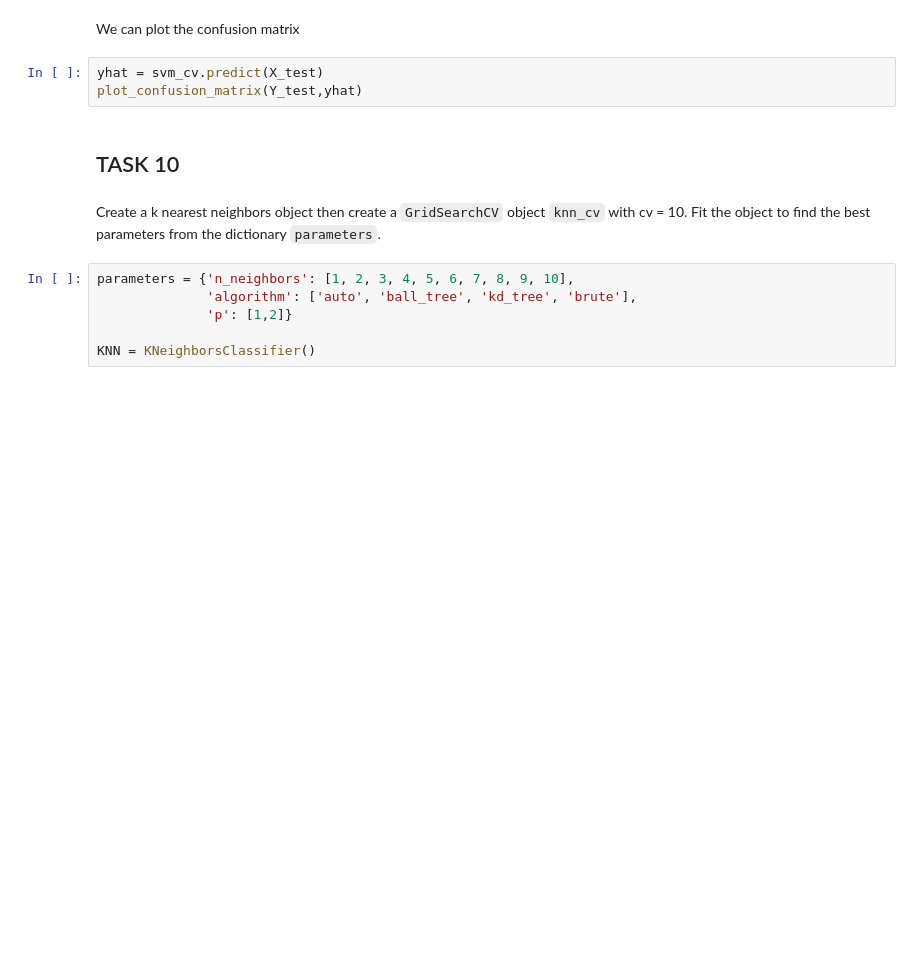
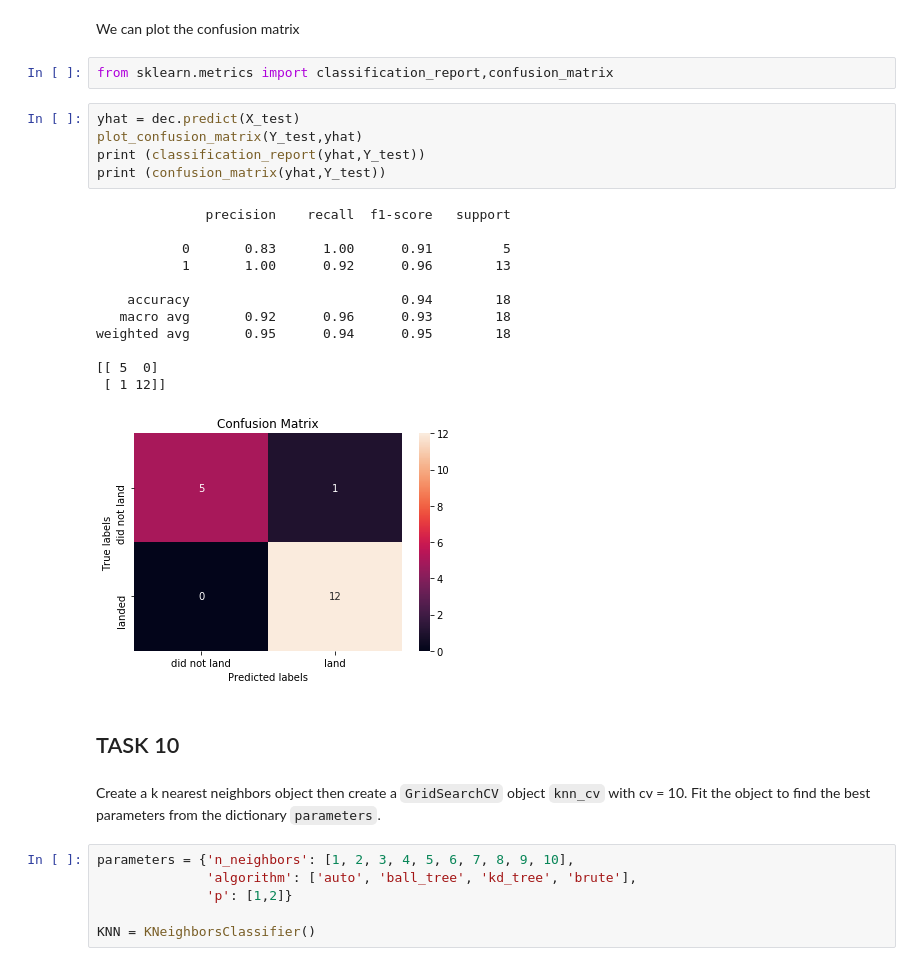
Before and after one commit to padeepak/applied-data-science-capstone, a Jupyter notebook: SpaceX_Machine Learning Prediction_Part_5.ipynb, the cells around one changed output. Drawn from its saved outputs; the diff is of its cells as text; blank space fills up the shorter version.

```diff
--- a/SpaceX_Machine Learning Prediction_Part_5.ipynb
+++ b/SpaceX_Machine Learning Prediction_Part_5.ipynb
@@ -328,8 +344,25 @@ dec.score(X_test,Y_test)
 # %% [markdown]
 We can plot the confusion matrix
+# %%
+from sklearn.metrics import classification_report,confusion_matrix
 # %%
-yhat = svm_cv.predict(X_test)
+yhat = dec.predict(X_test)
 plot_confusion_matrix(Y_test,yhat)
+print (classification_report(yhat,Y_test))
+print (confusion_matrix(yhat,Y_test))
+# %% [output]
+              precision    recall  f1-score   support
+
+           0       0.83      1.00      0.91         5
+           1       1.00      0.92      0.96        13
+
+    accuracy                           0.94        18
+   macro avg       0.92      0.96      0.93        18
+weighted avg       0.95      0.94      0.95        18
+
+[[ 5  0]
+ [ 1 12]]
+[figure, added]
 # %% [markdown]
 ## TASK  10
 # %% [markdown]
```
Also changed, not shown: parts of 16 cells of this notebook.
